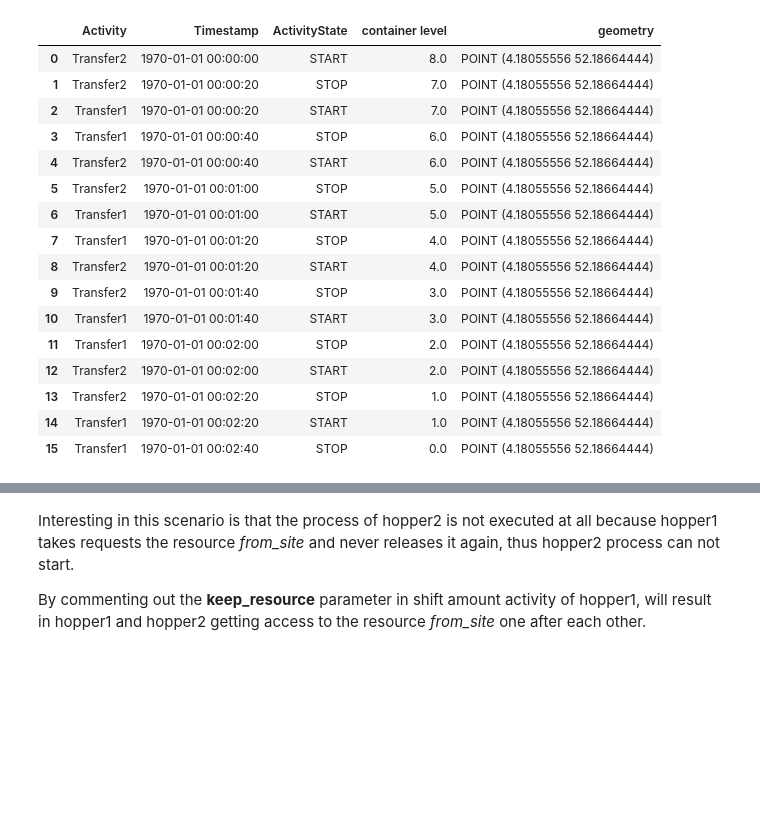
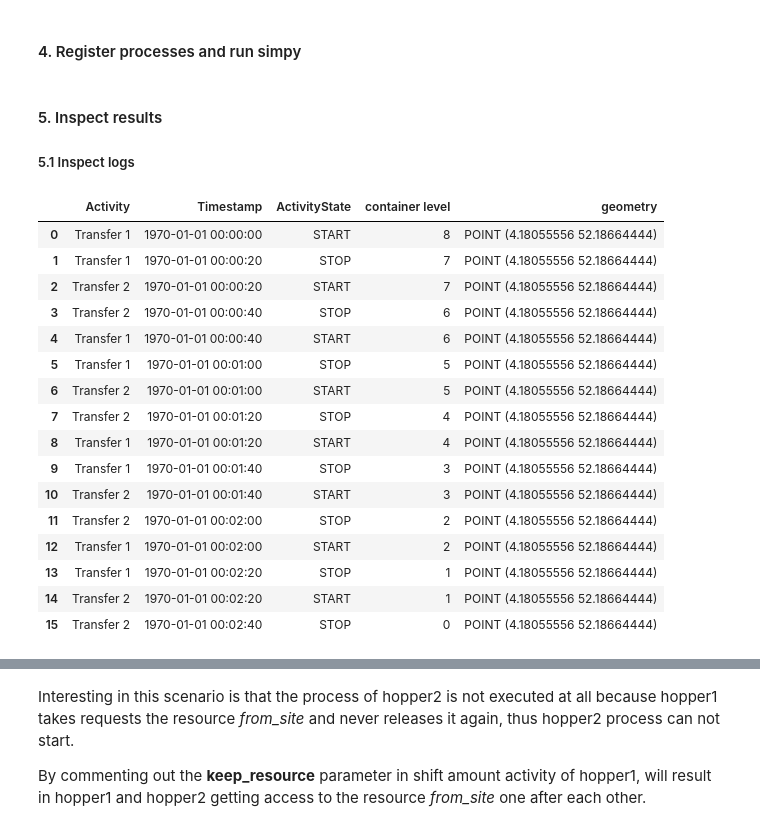
Before and after one commit to TUDelft-CITG/OpenCLSim, a Jupyter notebook: notebooks/13_Resource_synchronization_example.ipynb, the cells around one changed output, grey strips where cells are left out. Drawn from its saved outputs; the diff is of its cells as text; code cells hidden in the pictures; blank space fills up the shorter version.

```diff
--- a/notebooks/13_Resource_synchronization_example.ipynb
+++ b/notebooks/13_Resource_synchronization_example.ipynb
@@ -67,0 +75,11 @@ from_site = Site(
+# %%
+# prepare input data for from_site
+location_from_site = shapely.geometry.Point(4.18055556, 52.18664444)
+data_from_site = {"env": my_env,
+                  "name": "from_site",
+                  "geometry": location_from_site,
+                  "capacity": 10,
+                  "level": 8
+                 }
+# instantiate from_site
+from_site = Site(**data_from_site)
@@ -95,12 +122,11 @@ The **keep_resources** parameter tells that after hopper1 has received an object
 requested_resources1 = {}
 activity1 = model.ShiftAmountActivity(
     env=my_env,
-    name="Transfer1",
-    ID="6dbbbdf7-4589-11e9-bf3b-b469212bff52",
+    name="Transfer 1",
     registry=registry,
-    processor=hopper1,
+    processor=vessel01,
     origin=from_site,
-    destination=hopper1,
+    destination=vessel01,
     amount=1,
     duration=20,
     requested_resources=requested_resources1,
@@ -108,8 +134,7 @@ activity1 = model.ShiftAmountActivity(
 
 seq_activity1 = model.SequentialActivity(
     env=my_env,
-    name="Sequential process1",
-    ID="6dbbbdf7-4589-11e9-bf3b-b469212bff60",
+    name="Sequential process 1",
     registry=registry,
     sub_processes=[activity1],
     requested_resources=requested_resources1,
@@ -117,15 +142,14 @@ seq_activity1 = model.SequentialActivity(
 
 while1 = model.WhileActivity(
     env=my_env,
-    name="while1",
-    ID="6dbbbdf7-4589-11e9-bf3b-b469212bff5g",
+    name="While 1",
     registry=registry,
     sub_processes=[seq_activity1],
     requested_resources=requested_resources1,
     condition_event=[
         {
             "or": [
-                {"type": "container", "concept": hopper1, "state": "full"},
+                {"type": "container", "concept": vessel01, "state": "full"},
                 {"type": "container", "concept": from_site, "state": "empty"},
             ]
         }
@@ -137,33 +160,30 @@ This is a normal process without special parameters.
 # %%
 activity2 = model.ShiftAmountActivity(
     env=my_env,
-    name="Transfer2",
-    ID="5dbbbdf7-4589-11e9-bf3b-b469212bff52",
+    name="Transfer 2",
     registry=registry,
-    processor=hopper2,
+    processor=vessel02,
     origin=from_site,
-    destination=hopper2,
+    destination=vessel02,
     amount=1,
     duration=20,
 )
 
 seq_activity2 = model.SequentialActivity(
     env=my_env,
-    name="Sequential process2",
-    ID="5dbbbdf7-4589-11e9-bf3b-b469212bff60",
+    name="Sequential process 2",
     registry=registry,
     sub_processes=[activity2],
 )
 while2 = model.WhileActivity(
     env=my_env,
-    name="while2",
-    ID="5dbbbdf7-4589-11e9-bf3b-b469212bff5g",
+    name="While 2",
     registry=registry,
     sub_processes=[seq_activity2],
     condition_event=[
         {
             "or": [
-                {"type": "container", "concept": hopper2, "state": "full"},
+                {"type": "container", "concept": vessel02, "state": "full"},
                 {"type": "container", "concept": from_site, "state": "empty"},
             ]
         }
@@ -174,0 +192,2 @@ my_env.run()
+# %% [markdown]
+#### 4. Register processes and run simpy
@@ -175,20 +198,23 @@ my_env.run()
+# %% [markdown]
+#### 5. Inspect results
+##### 5.1 Inspect logs
 # %%
-plot.get_log_dataframe(from_site, [while2, seq_activity2, activity2, while1, seq_activity2, activity1])
+plot.get_log_dataframe(from_site, [while2, seq_activity2, activity2, while1, seq_activity1, activity1])
 # %% [output]
 |  | Activity | Timestamp | ActivityState | container level | geometry |
-| 0 | Transfer2 | 1970-01-01 00:00:00 | START | 8.0 | POINT (4.18055556 52.18664444) |
-| 1 | Transfer2 | 1970-01-01 00:00:20 | STOP | 7.0 | POINT (4.18055556 52.18664444) |
-| 2 | Transfer1 | 1970-01-01 00:00:20 | START | 7.0 | POINT (4.18055556 52.18664444) |
-| 3 | Transfer1 | 1970-01-01 00:00:40 | STOP | 6.0 | POINT (4.18055556 52.18664444) |
-| 4 | Transfer2 | 1970-01-01 00:00:40 | START | 6.0 | POINT (4.18055556 52.18664444) |
-| 5 | Transfer2 | 1970-01-01 00:01:00 | STOP | 5.0 | POINT (4.18055556 52.18664444) |
-| 6 | Transfer1 | 1970-01-01 00:01:00 | START | 5.0 | POINT (4.18055556 52.18664444) |
-| 7 | Transfer1 | 1970-01-01 00:01:20 | STOP | 4.0 | POINT (4.18055556 52.18664444) |
-| 8 | Transfer2 | 1970-01-01 00:01:20 | START | 4.0 | POINT (4.18055556 52.18664444) |
-| 9 | Transfer2 | 1970-01-01 00:01:40 | STOP | 3.0 | POINT (4.18055556 52.18664444) |
-| 10 | Transfer1 | 1970-01-01 00:01:40 | START | 3.0 | POINT (4.18055556 52.18664444) |
-| 11 | Transfer1 | 1970-01-01 00:02:00 | STOP | 2.0 | POINT (4.18055556 52.18664444) |
-| 12 | Transfer2 | 1970-01-01 00:02:00 | START | 2.0 | POINT (4.18055556 52.18664444) |
-| 13 | Transfer2 | 1970-01-01 00:02:20 | STOP | 1.0 | POINT (4.18055556 52.18664444) |
-| 14 | Transfer1 | 1970-01-01 00:02:20 | START | 1.0 | POINT (4.18055556 52.18664444) |
-| 15 | Transfer1 | 1970-01-01 00:02:40 | STOP | 0.0 | POINT (4.18055556 52.18664444) |
+| 0 | Transfer 1 | 1970-01-01 00:00:00 | START | 8 | POINT (4.18055556 52.18664444) |
+| 1 | Transfer 1 | 1970-01-01 00:00:20 | STOP | 7 | POINT (4.18055556 52.18664444) |
+| 2 | Transfer 2 | 1970-01-01 00:00:20 | START | 7 | POINT (4.18055556 52.18664444) |
+| 3 | Transfer 2 | 1970-01-01 00:00:40 | STOP | 6 | POINT (4.18055556 52.18664444) |
+| 4 | Transfer 1 | 1970-01-01 00:00:40 | START | 6 | POINT (4.18055556 52.18664444) |
+| 5 | Transfer 1 | 1970-01-01 00:01:00 | STOP | 5 | POINT (4.18055556 52.18664444) |
+| 6 | Transfer 2 | 1970-01-01 00:01:00 | START | 5 | POINT (4.18055556 52.18664444) |
+| 7 | Transfer 2 | 1970-01-01 00:01:20 | STOP | 4 | POINT (4.18055556 52.18664444) |
+| 8 | Transfer 1 | 1970-01-01 00:01:20 | START | 4 | POINT (4.18055556 52.18664444) |
+| 9 | Transfer 1 | 1970-01-01 00:01:40 | STOP | 3 | POINT (4.18055556 52.18664444) |
+| 10 | Transfer 2 | 1970-01-01 00:01:40 | START | 3 | POINT (4.18055556 52.18664444) |
+| 11 | Transfer 2 | 1970-01-01 00:02:00 | STOP | 2 | POINT (4.18055556 52.18664444) |
+| 12 | Transfer 1 | 1970-01-01 00:02:00 | START | 2 | POINT (4.18055556 52.18664444) |
+| 13 | Transfer 1 | 1970-01-01 00:02:20 | STOP | 1 | POINT (4.18055556 52.18664444) |
+| 14 | Transfer 2 | 1970-01-01 00:02:20 | START | 1 | POINT (4.18055556 52.18664444) |
+| 15 | Transfer 2 | 1970-01-01 00:02:40 | STOP | 0 | POINT (4.18055556 52.18664444) |
```
Also changed, not shown: parts of 26 cells of this notebook.
